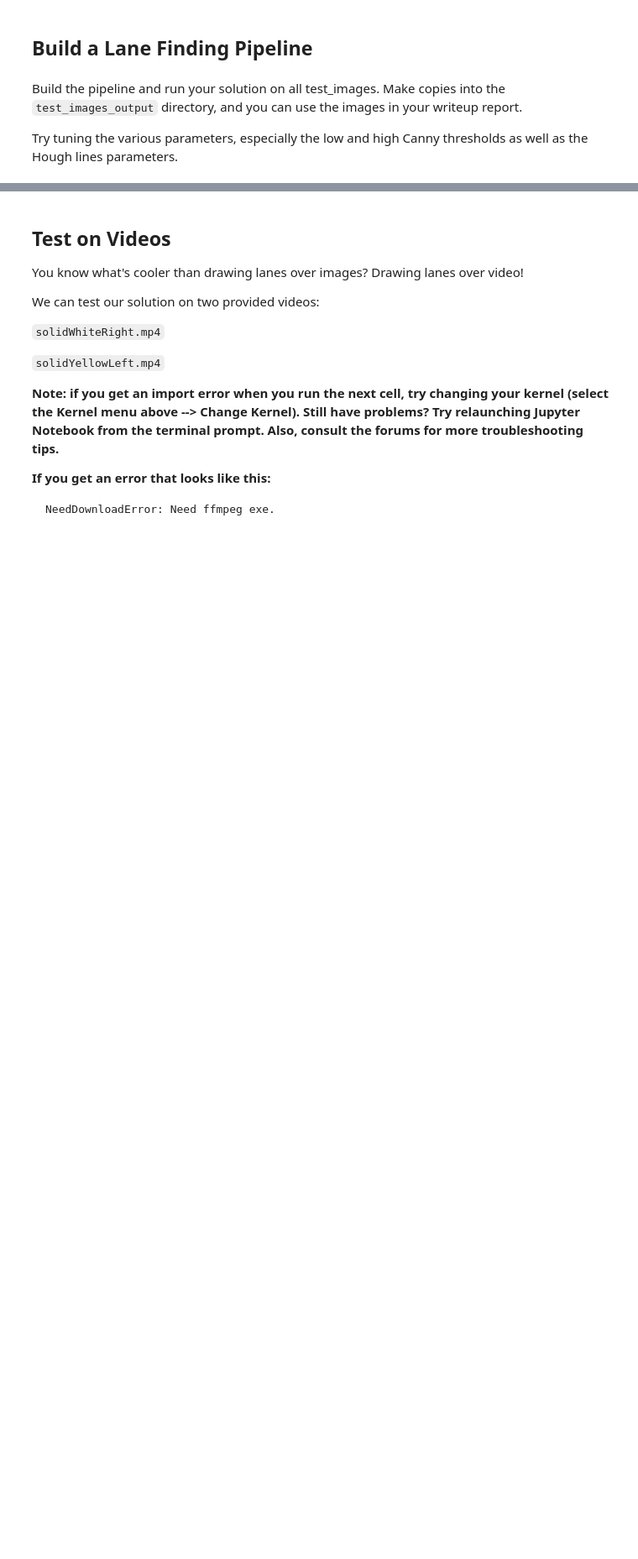
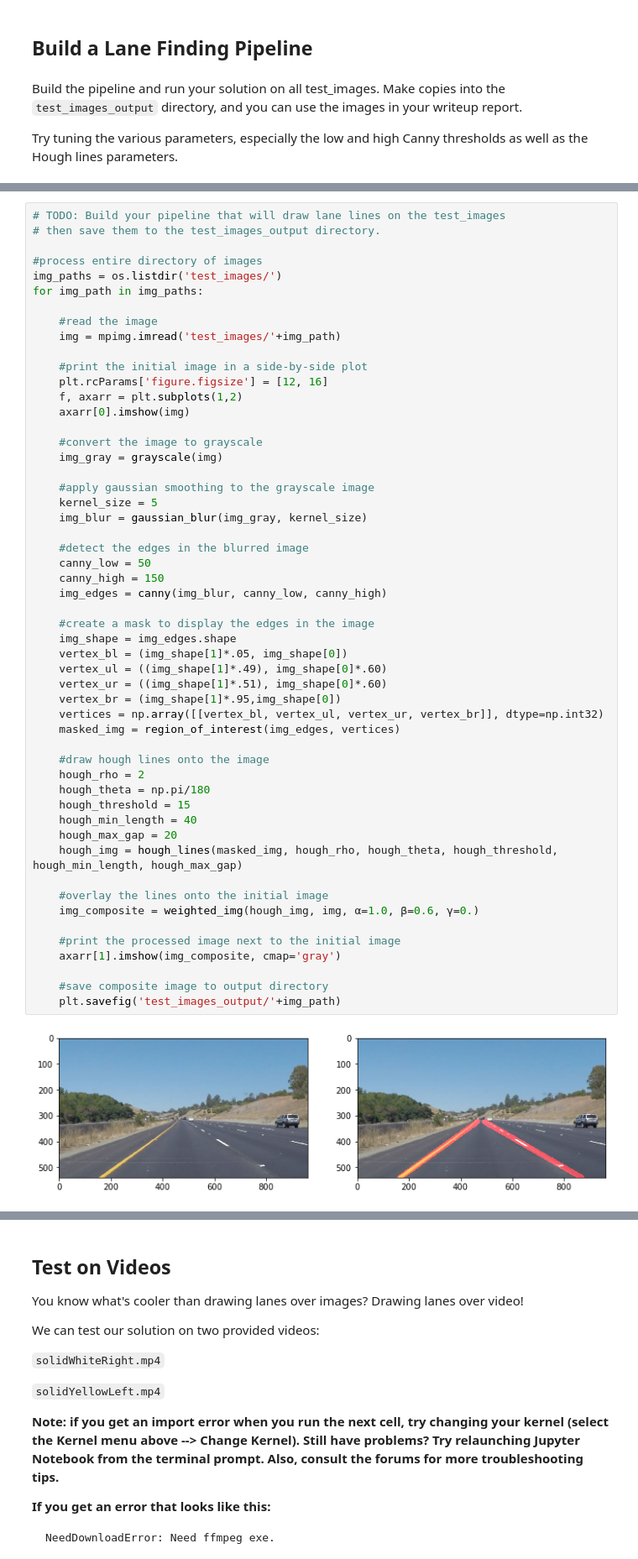
Before and after one commit to stephenvfg/find-lanes, a Jupyter notebook: P1.ipynb, the cells around one changed output, grey strips where cells are left out. Shown at 84% size. Cells and saved outputs as stored; diff of their text form; blank space fills up the shorter version.

```diff
--- a/P1.ipynb
+++ b/P1.ipynb
@@ -331,0 +247,55 @@ for img_path in img_paths:
+# %%
+# TODO: Build your pipeline that will draw lane lines on the test_images
+# then save them to the test_images_output directory.
+
+#process entire directory of images
+img_paths = os.listdir('test_images/')
+for img_path in img_paths:
+
+    #read the image
+    img = mpimg.imread('test_images/'+img_path)
+
+    #print the initial image in a side-by-side plot
+    plt.rcParams['figure.figsize'] = [12, 16]
+    f, axarr = plt.subplots(1,2)
+    axarr[0].imshow(img)
+
+    #convert the image to grayscale
+    img_gray = grayscale(img)
+
+    #apply gaussian smoothing to the grayscale image
+    kernel_size = 5
+    img_blur = gaussian_blur(img_gray, kernel_size)
+
+    #detect the edges in the blurred image
+    canny_low = 50
+    canny_high = 150
+    img_edges = canny(img_blur, canny_low, canny_high)
+
+    #create a mask to display the edges in the image
+    img_shape = img_edges.shape
+    vertex_bl = (img_shape[1]*.05, img_shape[0])
+    vertex_ul = ((img_shape[1]*.49), img_shape[0]*.60)
+    vertex_ur = ((img_shape[1]*.51), img_shape[0]*.60)
+    vertex_br = (img_shape[1]*.95,img_shape[0])
+    vertices = np.array([[vertex_bl, vertex_ul, vertex_ur, vertex_br]], dtype=np.int32)
+    masked_img = region_of_interest(img_edges, vertices)
+
+    #draw hough lines onto the image
+    hough_rho = 2
+    hough_theta = np.pi/180
+    hough_threshold = 15
+    hough_min_length = 40
+    hough_max_gap = 20
+    hough_img = hough_lines(masked_img, hough_rho, hough_theta, hough_threshold, hough_min_length, hough_max_gap)
+
+    #overlay the lines onto the initial image
+    img_composite = weighted_img(hough_img, img, α=1.0, β=0.6, γ=0.)
+
+    #print the processed image next to the initial image
+    axarr[1].imshow(img_composite, cmap='gray')
+
+    #save composite image to output directory
+    plt.savefig('test_images_output/'+img_path)
+# %% [output]
+[figure, added]
```
Also changed, not shown: parts of 7 cells of this notebook, 9 other files.
